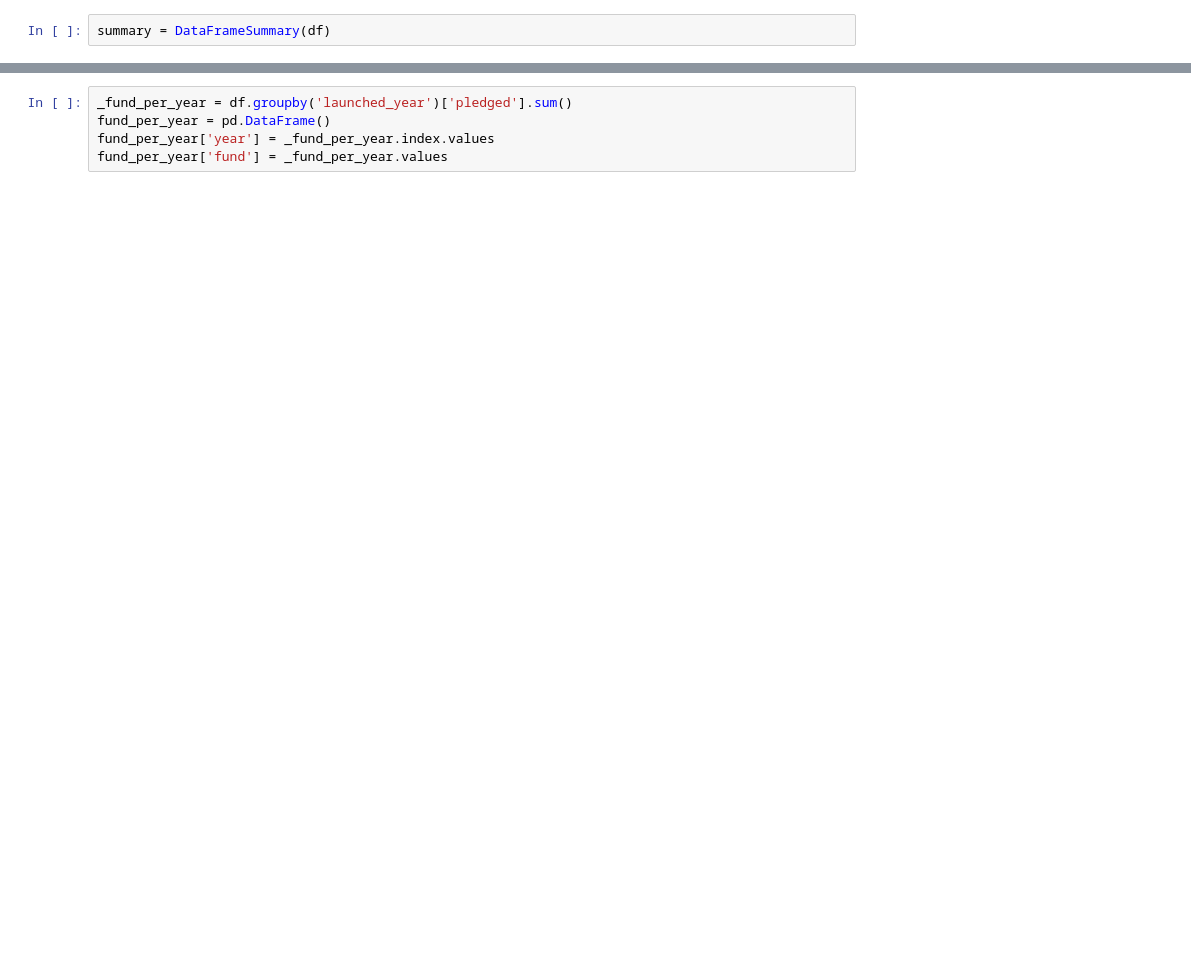
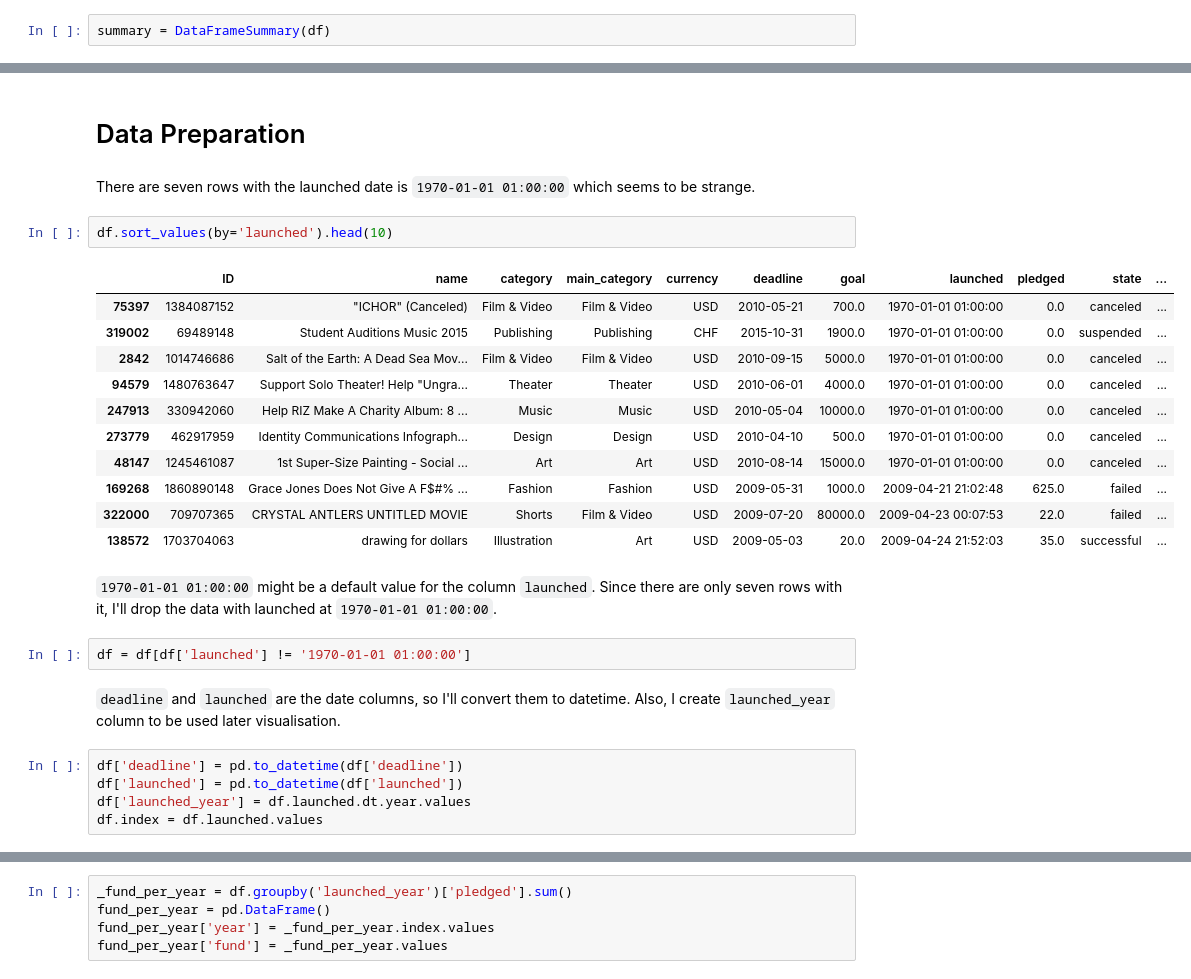
Before and after one commit to yukinagae/kaggle-kickstarter-projects, a Jupyter notebook: eda.ipynb, the cells around one changed output, grey strips where cells are left out. Saved outputs shown, nothing was run; the diff lists cells and outputs as text; blank space fills up the shorter version.

```diff
--- a/eda.ipynb
+++ b/eda.ipynb
@@ -73,0 +198,31 @@ how many fundings per year?
+# %% [markdown]
+# Data Preparation
+# %% [markdown]
+There are seven rows with the launched date is `1970-01-01 01:00:00` which seems to be strange.
+# %%
+df.sort_values(by='launched').head(10)
+# %% [output]
+|  | ID | name | category | main_category | currency | deadline | goal | launched | pledged | state | ... |
+| 75397 | 1384087152 | "ICHOR" (Canceled) | Film & Video | Film & Video | USD | 2010-05-21 | 700.0 | 1970-01-01 01:00:00 | 0.0 | canceled | ... |
+| 319002 | 69489148 | Student Auditions Music 2015 | Publishing | Publishing | CHF | 2015-10-31 | 1900.0 | 1970-01-01 01:00:00 | 0.0 | suspended | ... |
+| 2842 | 1014746686 | Salt of the Earth: A Dead Sea Mov... | Film & Video | Film & Video | USD | 2010-09-15 | 5000.0 | 1970-01-01 01:00:00 | 0.0 | canceled | ... |
+| 94579 | 1480763647 | Support Solo Theater! Help "Ungra... | Theater | Theater | USD | 2010-06-01 | 4000.0 | 1970-01-01 01:00:00 | 0.0 | canceled | ... |
+| 247913 | 330942060 | Help RIZ Make A Charity Album: 8 ... | Music | Music | USD | 2010-05-04 | 10000.0 | 1970-01-01 01:00:00 | 0.0 | canceled | ... |
+| 273779 | 462917959 | Identity Communications Infograph... | Design | Design | USD | 2010-04-10 | 500.0 | 1970-01-01 01:00:00 | 0.0 | canceled | ... |
+| 48147 | 1245461087 | 1st Super-Size Painting - Social ... | Art | Art | USD | 2010-08-14 | 15000.0 | 1970-01-01 01:00:00 | 0.0 | canceled | ... |
+| 169268 | 1860890148 | Grace Jones Does Not Give A F$#% ... | Fashion | Fashion | USD | 2009-05-31 | 1000.0 | 2009-04-21 21:02:48 | 625.0 | failed | ... |
+| 322000 | 709707365 | CRYSTAL ANTLERS UNTITLED MOVIE | Shorts | Film & Video | USD | 2009-07-20 | 80000.0 | 2009-04-23 00:07:53 | 22.0 | failed | ... |
+| 138572 | 1703704063 | drawing for dollars | Illustration | Art | USD | 2009-05-03 | 20.0 | 2009-04-24 21:52:03 | 35.0 | successful | ... |
+# %% [markdown]
+`1970-01-01 01:00:00` might be a default value for the column `launched`.
+Since there are only seven rows with it, I'll drop the data with launched at `1970-01-01 01:00:00`.
+# %%
+df = df[df['launched'] != '1970-01-01 01:00:00']
+# %% [markdown]
+`deadline` and `launched` are the date columns, so I'll convert them to datetime.
+Also, I create `launched_year` column to be used later visualisation.
+# %%
+df['deadline'] = pd.to_datetime(df['deadline'])
+df['launched'] = pd.to_datetime(df['launched'])
+df['launched_year'] = df.launched.dt.year.values
+df.index = df.launched.values
```
Also changed, not shown: parts of 82 cells of this notebook.
